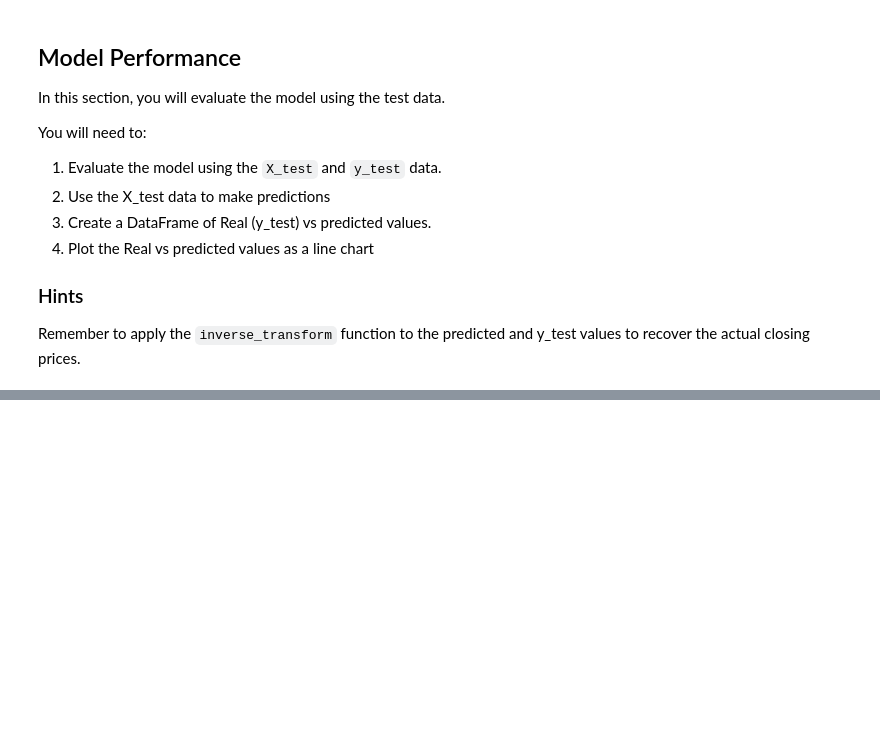
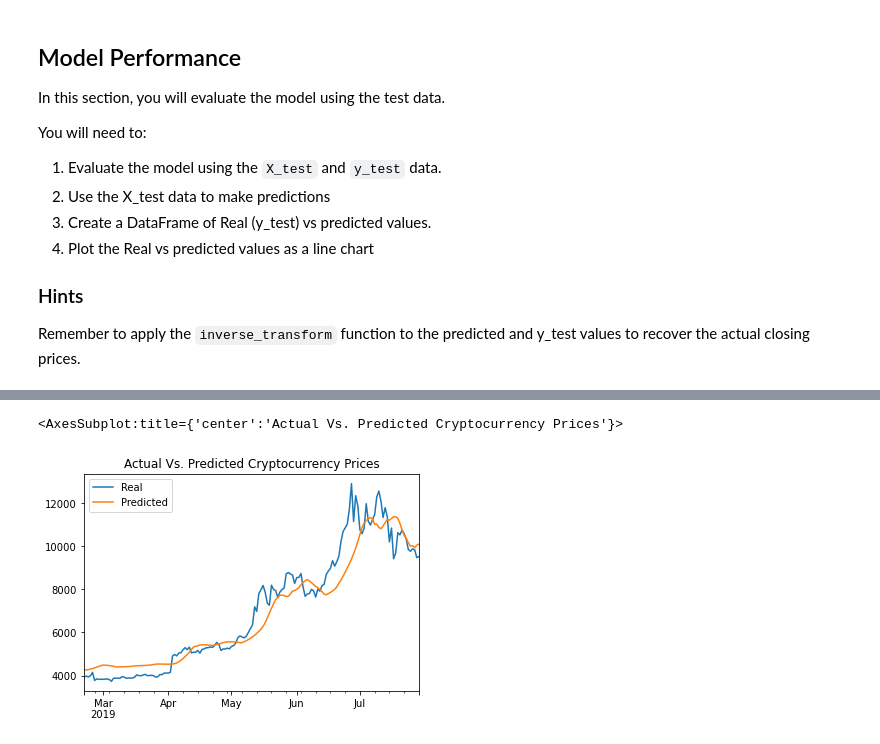
Before and after one commit to jtmcginley123/unit14, a Jupyter notebook: lstm_stock_predictor_closing.ipynb, the cells around one changed output, grey strips where cells are left out. Cells and saved outputs as stored; diff of their text form; code cells hidden in the pictures; blank space fills up the shorter version.

```diff
--- a/lstm_stock_predictor_closing.ipynb
+++ b/lstm_stock_predictor_closing.ipynb
@@ -237,4 +317,5 @@ stocks.head()
 # %%
 # Plot the real vs predicted values as a line chart
 # YOUR CODE HERE!
+stocks.plot(title="Actual Vs. Predicted Cryptocurrency Prices")
 # %% [output]
@@ -241,0 +322,2 @@ stocks.head()
+<AxesSubplot:title={'center':'Actual Vs. Predicted Cryptocurrency Prices'}>
+[figure, added]
```
Also changed, not shown: parts of 17 cells of this notebook, 1 other file.
